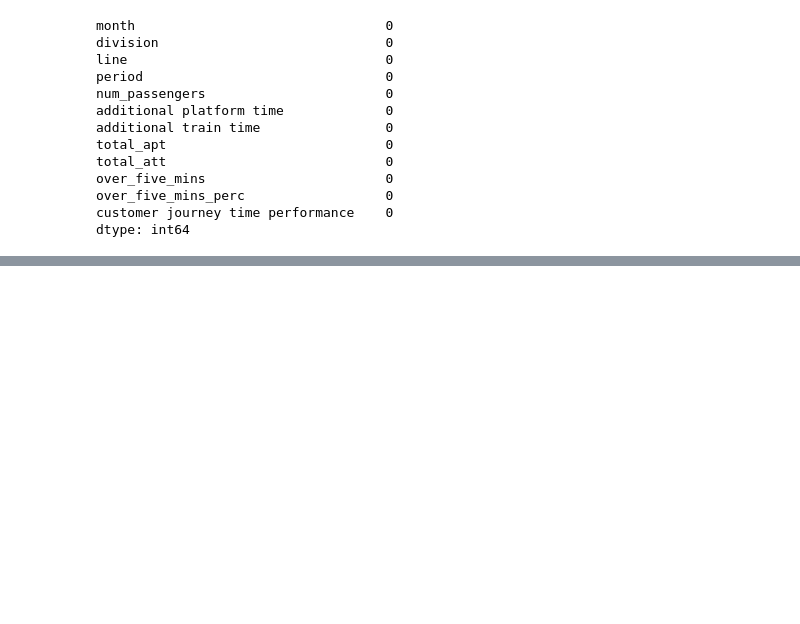
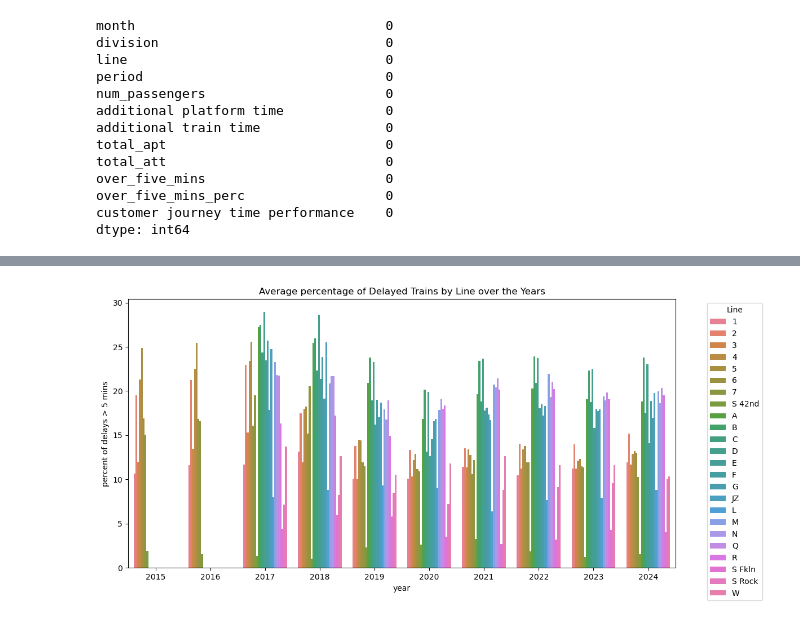
Before and after one commit to tali0n-git/MTA-subway-analysis, a Jupyter notebook: mina-notebook.ipynb, the cells around one changed output, grey strips where cells are left out. Drawn from its saved outputs; the diff is of its cells as text; code cells hidden in the pictures; blank space fills up the shorter version.

```diff
--- a/mina-notebook.ipynb
+++ b/mina-notebook.ipynb
@@ -105,0 +119,15 @@ plt.show()
+# %%
+# percentage of late time arrivals by line over the years
+late_by_lines = mta.groupby(['year', 'line'])['over_five_mins_perc'].mean().reset_index()
+late_by_lines['over_five_mins_perc'] = late_by_lines['over_five_mins_perc'] *100 #to covert fraction into whole numbers
+
+plt.figure(figsize=(12,6))
+sns.barplot(data=late_by_lines, x='year', y='over_five_mins_perc', hue='line')
+
+plt.title('Average percentage of Delayed Trains by Line over the Years')
+plt.ylabel('percent of delays > 5 mins')
+plt.legend(title='Line', bbox_to_anchor=(1.05, 1), loc='upper left')
+plt.tight_layout()
+plt.show()
+# %% [output]
+[figure, added]
```
Also changed, not shown: parts of 9 cells of this notebook.
